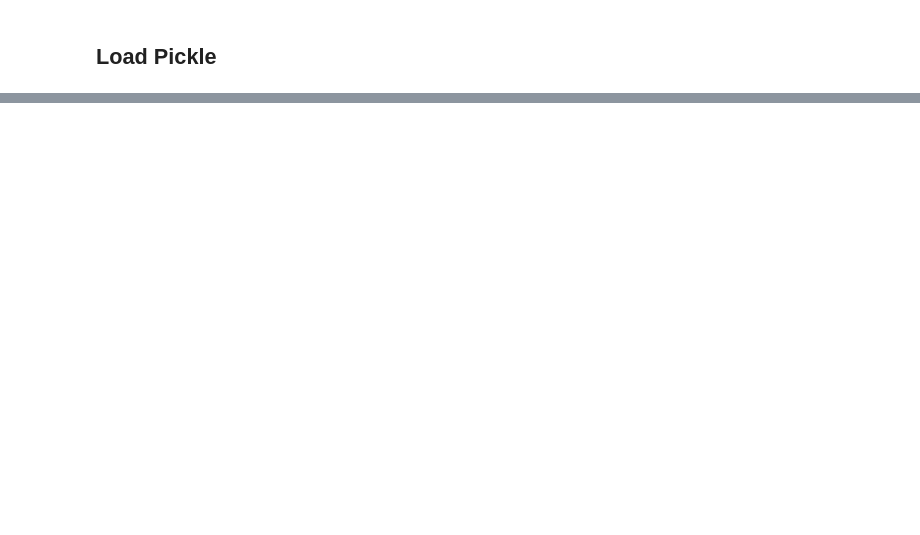
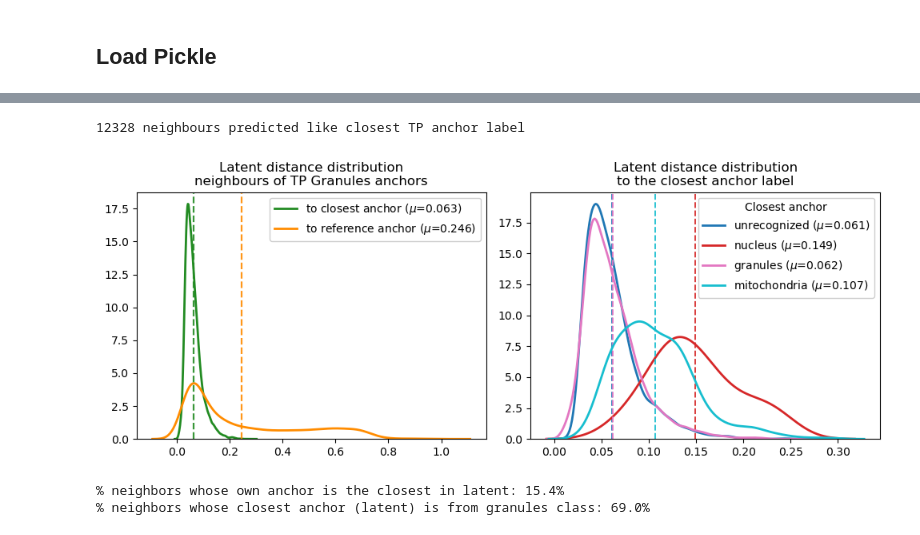
Before and after one commit to shei-dark/HDN, a Jupyter notebook: statistical_analysis.ipynb, the cells around one changed output, grey strips where cells are left out. Saved outputs shown, nothing was run; the diff lists cells and outputs as text; code cells hidden in the pictures; blank space fills up the shorter version.

```diff
--- a/statistical_analysis.ipynb
+++ b/statistical_analysis.ipynb
@@ -657,0 +517,11 @@ for class_label in range(4):
+# %%
+gra_tmp = latent_distance_distribution(neighbours_granules, title="neighbours of TP Granules anchors")
+own_is_closest = (gra_tmp['own_anchor_latent_dist'] <= gra_tmp['closest_latent_dist']).mean()
+print(f"% neighbors whose own anchor is the closest in latent: {own_is_closest:.1%}")
+prop_closest_unrec = (gra_tmp['closest_anchor_label'] == 2).mean()
+print(f"% neighbors whose closest anchor (latent) is from granules class: {prop_closest_unrec:.1%}")
+# %% [output]
+12328 neighbours predicted like closest TP anchor label
+[figure, added]
+% neighbors whose own anchor is the closest in latent: 15.4%
+% neighbors whose closest anchor (latent) is from granules class: 69.0%
```
Also changed, not shown: parts of 21 cells of this notebook.
